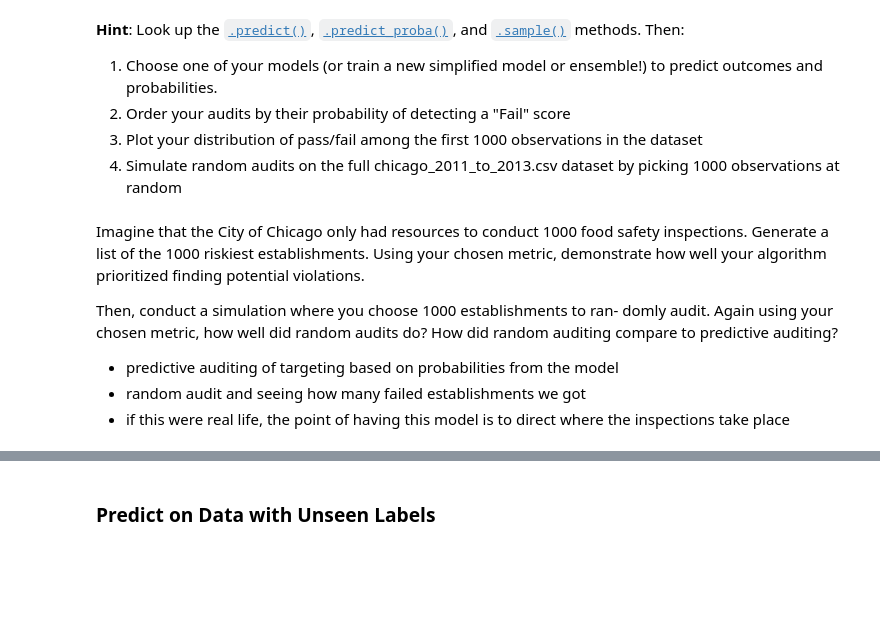
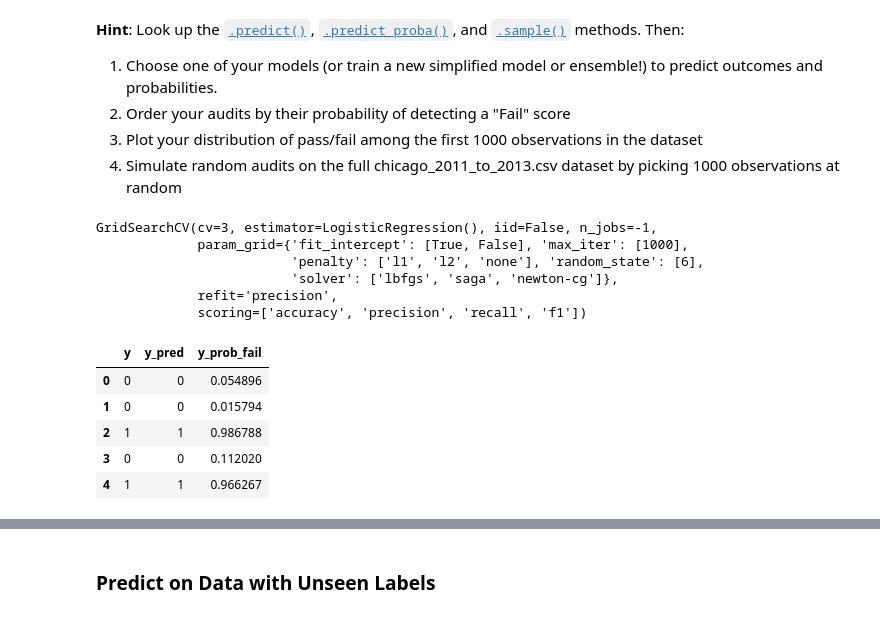
Before and after one commit to paulbsalamanca/CSS-Project-3-Team-6-Fall-2020, a Jupyter notebook: Project 3 Students.ipynb, the cells around one changed output, grey strips where cells are left out. Saved outputs shown, nothing was run; the diff lists cells and outputs as text; code cells hidden in the pictures; blank space fills up the shorter version.

```diff
--- a/Project 3 Students.ipynb
+++ b/Project 3 Students.ipynb
@@ -898,11 +865,14 @@ plt.show()
 2. Order your audits by their probability of detecting a "Fail" score
 3. Plot your distribution of pass/fail among the first 1000 observations in the dataset
 4. Simulate random audits on the full chicago_2011_to_2013.csv dataset by picking 1000 observations at random
-# %% [markdown]
-Imagine that the City of Chicago only had resources to conduct 1000 food safety inspections. Generate a list of the 1000 riskiest establishments. Using your chosen metric, demonstrate how well your algorithm prioritized finding potential violations.
-
-Then, conduct a simulation where you choose 1000 establishments to ran- domly audit. Again using your chosen metric, how well did random audits do? How did random auditing compare to predictive auditing?
-
-- predictive auditing of targeting based on probabilities from the model
-- random audit and seeing how many failed establishments we got
-- if this were real life, the point of having this model is to direct where the inspections take place
+# %%
+# report the best model based on precision
+best_model = log_grid_reg4
+best_model
+# %% [output]
+GridSearchCV(cv=3, estimator=LogisticRegression(), iid=False, n_jobs=-1,
+             param_grid={'fit_intercept': [True, False], 'max_iter': [1000],
+                         'penalty': ['l1', 'l2', 'none'], 'random_state': [6],
+                         'solver': ['lbfgs', 'saga', 'newton-cg']},
+             refit='precision',
+             scoring=['accuracy', 'precision', 'recall', 'f1'])
@@ -908,0 +885,9 @@ Then, conduct a simulation where you choose 1000 establishments to ran- domly au
+# %%
+audit_df.head()
+# %% [output]
+|  | y | y_pred | y_prob_fail |
+| 0 | 0 | 0 | 0.054896 |
+| 1 | 0 | 0 | 0.015794 |
+| 2 | 1 | 1 | 0.986788 |
+| 3 | 0 | 0 | 0.112020 |
+| 4 | 1 | 1 | 0.966267 |
```
Also changed, not shown: parts of 28 cells of this notebook.
